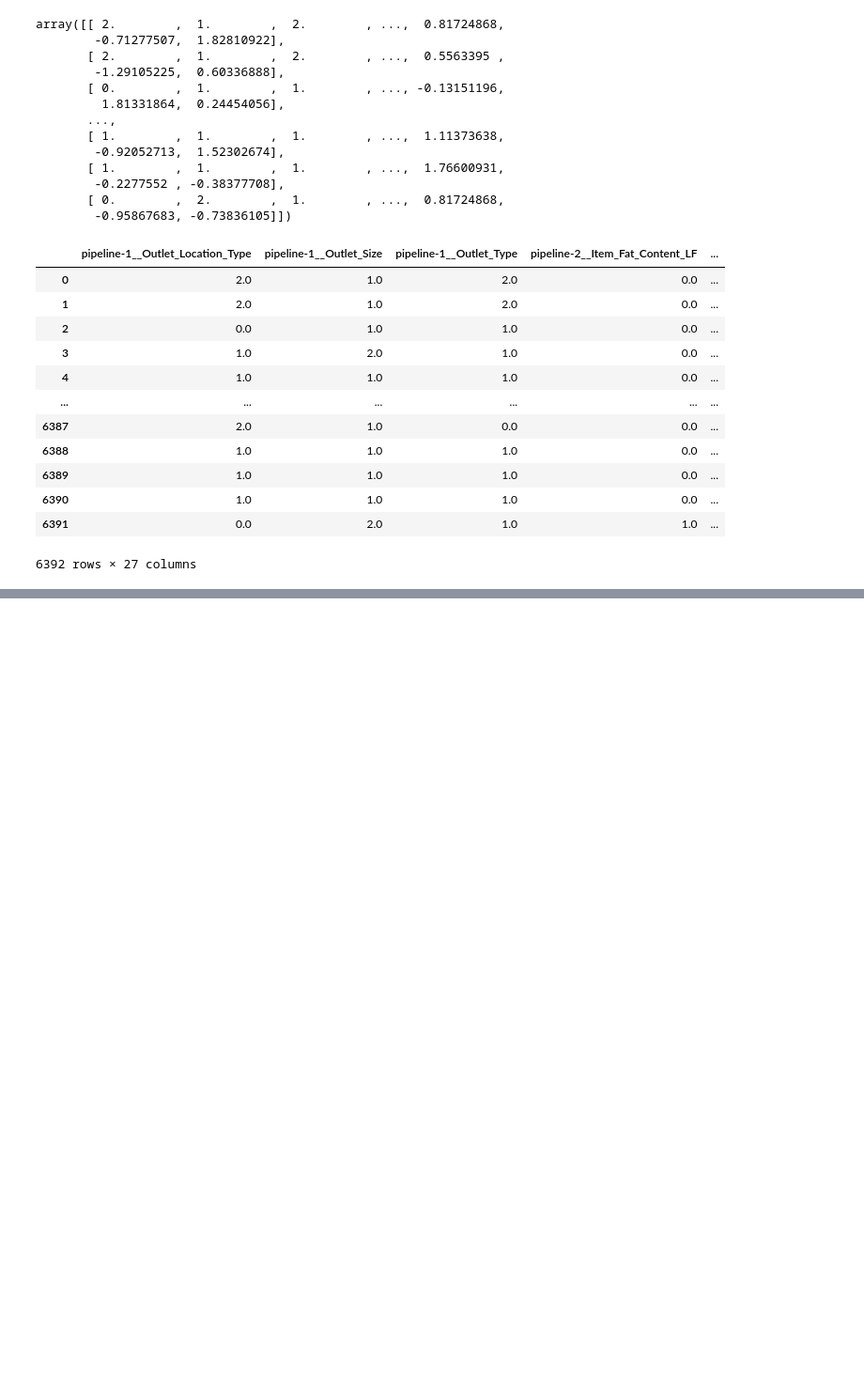
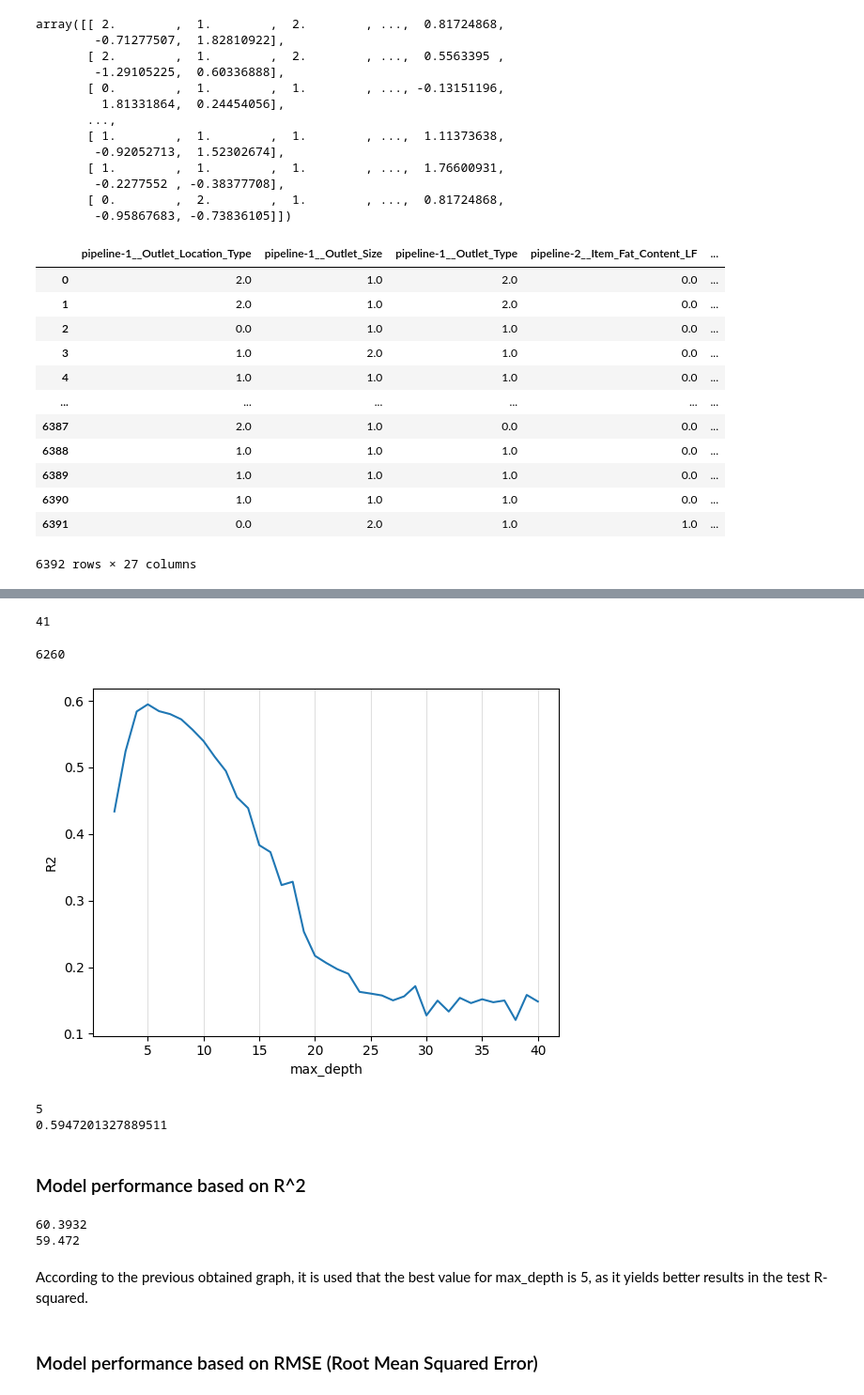
Before and after one commit to samantha-isaac/sales-predictions, a Jupyter notebook: salesPredictionsML.ipynb, the cells around one changed output, grey strips where cells are left out. Shown: that part at 94% size. Cells and saved outputs as stored; diff of their text form; code cells hidden in the pictures; blank space fills up the shorter version.

```diff
--- a/salesPredictionsML.ipynb
+++ b/salesPredictionsML.ipynb
@@ -383,0 +381,3 @@ X_train_df_names
+# %%
+reg = LinearRegression()
+reg.fit(X_train_processed, y_train)
@@ -383,0 +417,12 @@ X_train_df_names
+# %%
+dec_tree = DecisionTreeRegressor(random_state=42)
+dec_tree.fit(X_train_processed, y_train)
+
+# predictions based on the regression tree
+train_preds_tree = dec_tree.predict(X_train_processed)
+test_preds_tree = dec_tree.predict(X_test_processed)
+
+r2_train2 = r2_score(y_train, train_preds_tree)
+r2_test2 = r2_score(y_test, test_preds_tree)
+print((r2_train2*100).round(4))
+print((r2_test2*100).round(4))
@@ -383,0 +448,55 @@ X_train_df_names
+# %%
+dec_tree.get_depth()
+# %% [output]
+41
+# %%
+dec_tree.get_n_leaves()
+# %% [output]
+6260
+# %%
+max_depth_range = list(range(2,41))
+
+r2 = []
+for depth in max_depth_range:
+  dec_tree_test = DecisionTreeRegressor(max_depth = depth, random_state=42)
+  dec_tree_test.fit(X_train_processed, y_train)
+  dec_tree_test_score = dec_tree_test.score(X_test_processed, y_test)
+  r2.append(dec_tree_test_score)
+# %%
+plt.plot(max_depth_range, r2)
+plt.xlabel('max_depth');
+plt.ylabel('R2');
+plt.grid(axis='x', alpha = 0.4);
+# %% [output]
+[figure, added]
+# %%
+r2_max = max(r2)
+indice_r2_max = r2.index(r2_max)
+valor_depht_final = max_depth_range[indice_r2_max]
+print(valor_depht_final)
+print(r2_max)
+# %% [output]
+5
+0.5947201327889511
+# %% [markdown]
+### Model performance based on R^2
+# %%
+dec_5_tree = DecisionTreeRegressor(max_depth = 5, random_state=42)
+dec_5_tree.fit(X_train_processed, y_train)
+
+# predictions based on the regression tree
+train_preds_tree = dec_5_tree.predict(X_train_processed)
+test_preds_tree = dec_5_tree.predict(X_test_processed)
+
+dec_5_train_score = dec_5_tree.score(X_train_processed, y_train)
+dec_5_test_score = dec_5_tree.score(X_test_processed, y_test)
+print((dec_5_train_score*100).round(4))
+print((dec_5_test_score*100).round(4))
+# %% [output]
+60.3932
+59.472
+# %% [markdown]
+
+According to the previous obtained graph, it is used that the best value for max_depth is 5, as it yields better results in the test R-squared.
+# %% [markdown]
+### Model performance based on RMSE (Root Mean Squared Error)
```
Also changed, not shown: parts of 25 cells of this notebook.
